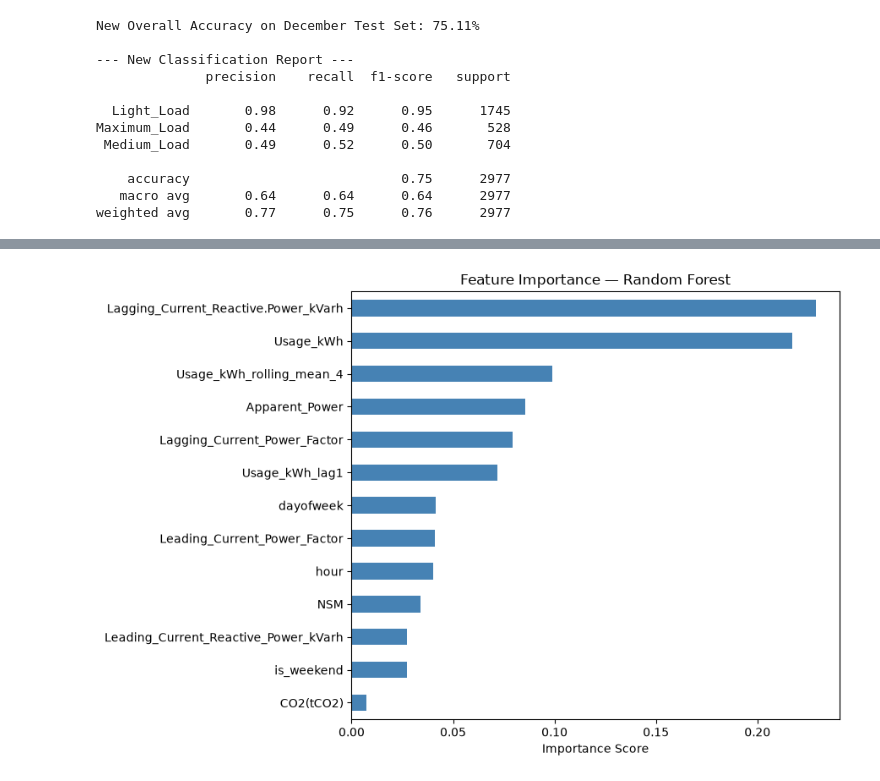
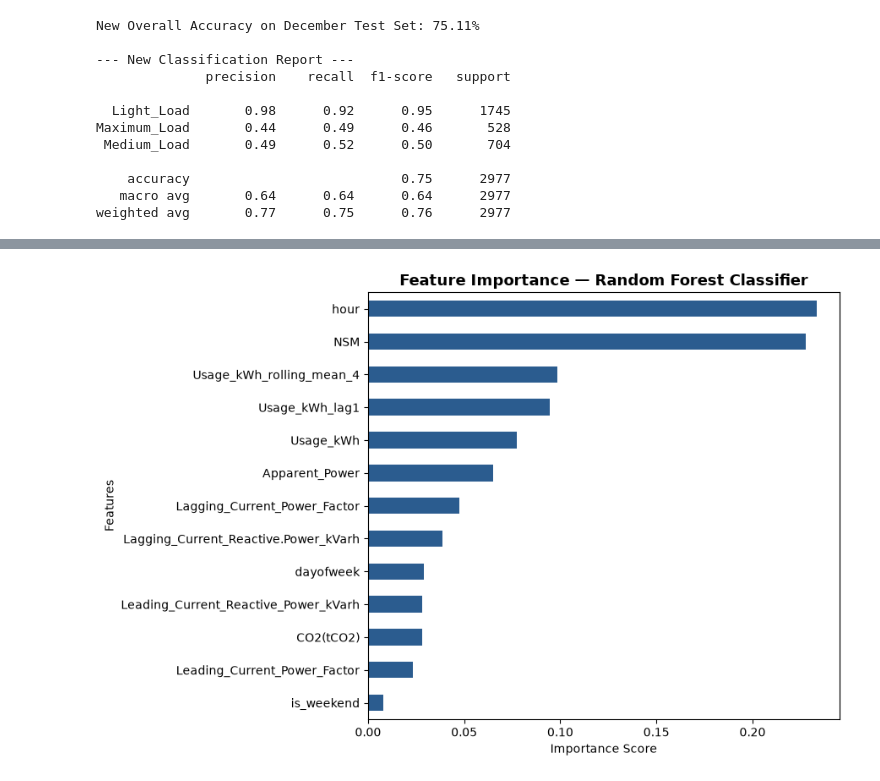
Before and after one commit to BLITZz-bot/power-load-type-classification, a Jupyter notebook: load_type_classification.ipynb, the cells around one changed output, grey strips where cells are left out. Saved outputs shown, nothing was run; the diff lists cells and outputs as text; code cells hidden in the pictures.

```diff
--- a/load_type_classification.ipynb
+++ b/load_type_classification.ipynb
@@ -357,16 +348,19 @@ plt.show()
 # %%
-# Feature importance from Random Forest
-rf_model = models["Random Forest"]
+import matplotlib.pyplot as plt
+
+# Use 'model' which was trained on your 13 features
 importance = pd.Series(
-    rf_model.feature_importances_,
+    model.feature_importances_,
     index=X_train.columns
 ).sort_values(ascending=True)
 
+# Plot
 plt.figure(figsize=(9, 6))
-importance.plot(kind='barh', color='steelblue')
-plt.title('Feature Importance — Random Forest')
+importance.plot(kind='barh', color='#2b5c8f')
+plt.title('Feature Importance — Random Forest Classifier', fontsize=13, weight='bold')
 plt.xlabel('Importance Score')
+plt.ylabel('Features')
 plt.tight_layout()
 plt.show()
 # %% [output]
-[figure, old version]
+[figure, new version]
```
Also changed, not shown: parts of 7 cells of this notebook.
